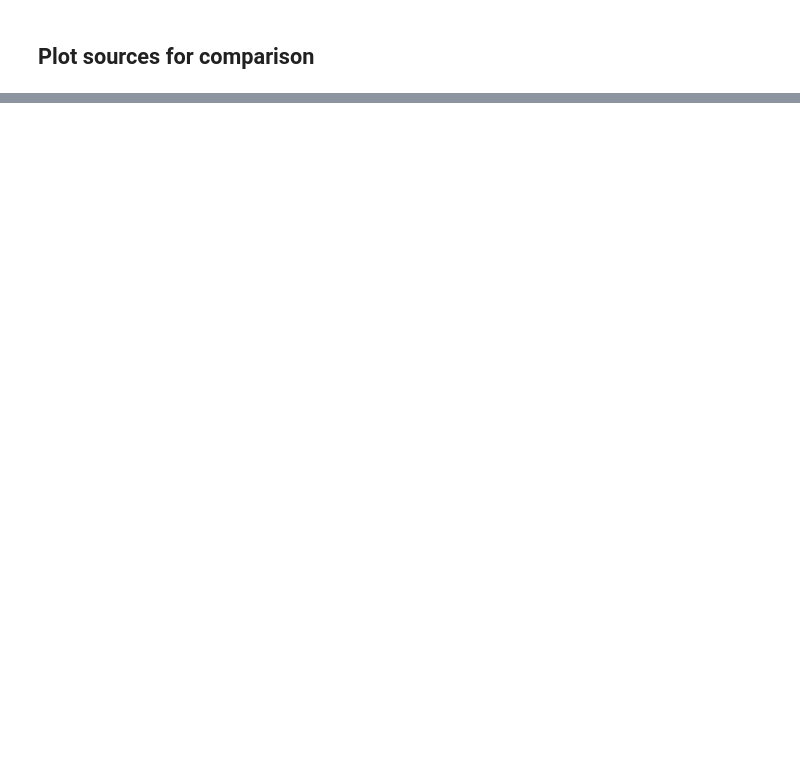
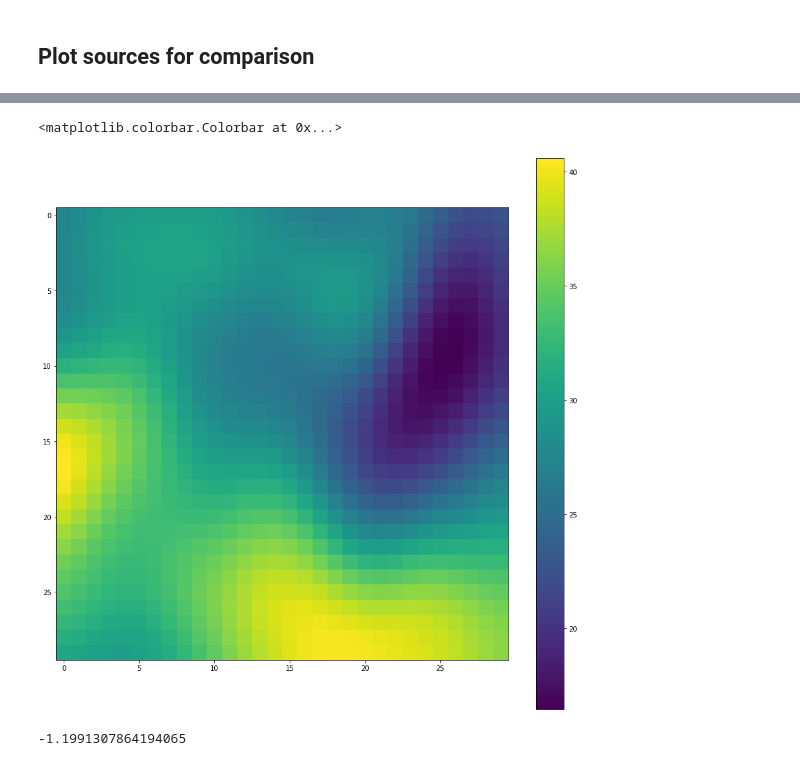
Before and after one commit to SheffieldML/advectionGP, a Jupyter notebook: jupyter/PDEClassFullRun.ipynb, the cells around one changed output, grey strips where cells are left out. Saved outputs shown, nothing was run; the diff lists cells and outputs as text; code cells hidden in the pictures; blank space fills up the shorter version.

```diff
--- a/jupyter/PDEClassFullRun.ipynb
+++ b/jupyter/PDEClassFullRun.ipynb
@@ -184,0 +338,10 @@ plt.colorbar()
+# %%
+plt.imshow(concTrain[40])
+plt.colorbar()
+# %% [output]
+<matplotlib.colorbar.Colorbar at 0x...>
+[figure, added]
+# %%
+np.min(conc)
+# %% [output]
+-1.1991307864194065
```
Also changed, not shown: parts of 19 cells of this notebook, 1 other file.
